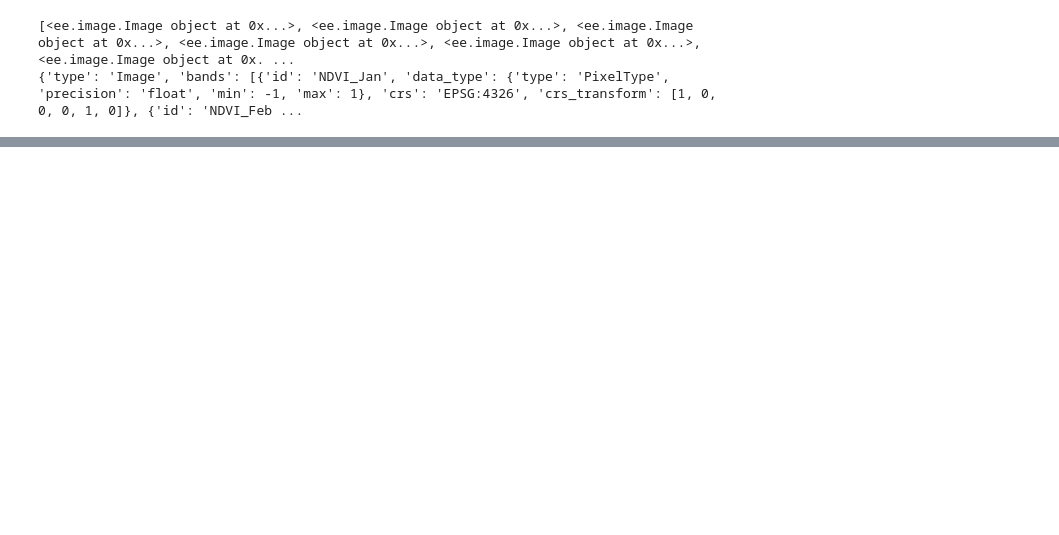
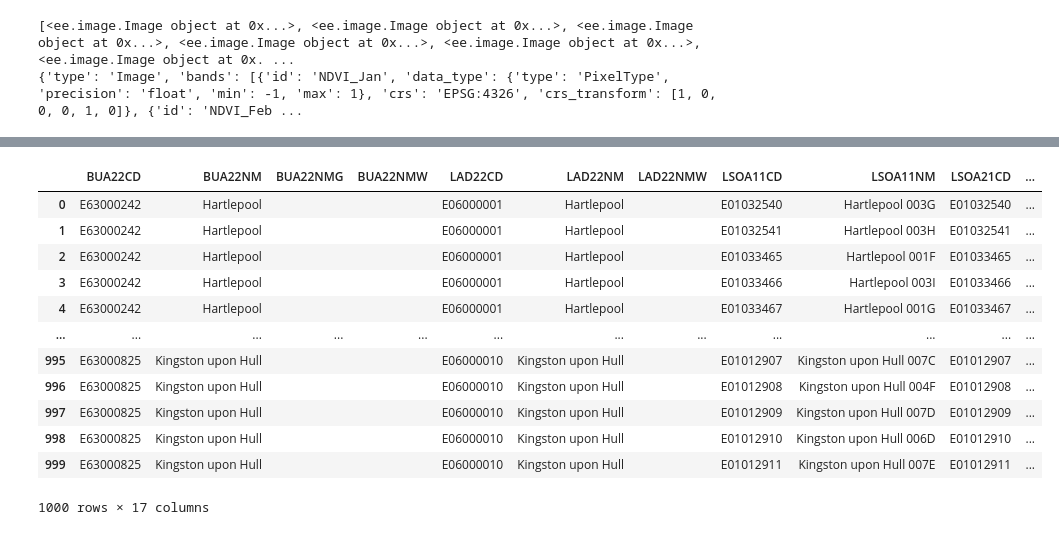
Before and after one commit to sdgresearch/3-30-300-analysis, a Jupyter notebook: notebooks/ndvi_processing.ipynb, the cells around one changed output, grey strips where cells are left out. Saved outputs shown, nothing was run; the diff lists cells and outputs as text; code cells hidden in the pictures; blank space fills up the shorter version.

Commit message:
Correct ndvi processing

```diff
--- a/notebooks/ndvi_processing.ipynb
+++ b/notebooks/ndvi_processing.ipynb
@@ -107,0 +119,59 @@ EEException: Request payload size exceeds the limit: 10485760 bytes.
+# %%
+# Function to calculate mean NDVI for each feature
+def calculate_mean_ndvi(band, geometries):
+    mean_dict = combined_ndvi.select(band).reduceRegions(
+        collection=geometries,
+        reducer=ee.Reducer.mean(), scale=10, tileScale=1
+    )
+    return mean_dict
+
+# List to store results
+all_mean_ndvi_results = []
+metadata = []
+
+# Iterate over each band
+bands = combined_ndvi.bandNames().getInfo()
+for band in bands:
+    # Iterate over every 1000 geometries
+    for i in range(0, imd_lsoa_bua_boundaries_ee.size().getInfo(), 1000):
+        limited_geometries = imd_lsoa_bua_boundaries_ee.toList(1000, i)
+        limited_geometries_fc = ee.FeatureCollection(limited_geometries)
+        mean_ndvi_features = calculate_mean_ndvi(band, limited_geometries_fc)
+        mean_ndvi_dict = mean_ndvi_features.getInfo()
+        all_mean_ndvi_results.append(mean_ndvi_dict)
+        temp_metadata = {
+            'band': band,
+            'start': i,
+            'end': i + 1000
+        }
+        metadata.append(temp_metadata)
+
+# Print the results
+all_mean_ndvi_results
+# %%
+import geopandas as gpd
+from shapely.geometry import shape
+
+# Convert mean_ndvi_dict to a GeoDataFrame
+features = mean_ndvi_dict['features']
+geometry = [shape(feature['geometry']) for feature in features]
+properties = [feature['properties'] for feature in features]
+
+mean_ndvi_gdf = gpd.GeoDataFrame(properties, geometry=geometry)
+
+# Print the GeoDataFrame
+mean_ndvi_gdf
+# %% [output]
+|  | BUA22CD | BUA22NM | BUA22NMG | BUA22NMW | LAD22CD | LAD22NM | LAD22NMW | LSOA11CD | LSOA11NM | LSOA21CD | ... |
+| 0 | E63000242 | Hartlepool |  |  | E06000001 | Hartlepool |  | E01032540 | Hartlepool 003G | E01032540 | ... |
+| 1 | E63000242 | Hartlepool |  |  | E06000001 | Hartlepool |  | E01032541 | Hartlepool 003H | E01032541 | ... |
+| 2 | E63000242 | Hartlepool |  |  | E06000001 | Hartlepool |  | E01033465 | Hartlepool 001F | E01033465 | ... |
+| 3 | E63000242 | Hartlepool |  |  | E06000001 | Hartlepool |  | E01033466 | Hartlepool 003I | E01033466 | ... |
+| 4 | E63000242 | Hartlepool |  |  | E06000001 | Hartlepool |  | E01033467 | Hartlepool 001G | E01033467 | ... |
+| ... | ... | ... | ... | ... | ... | ... | ... | ... | ... | ... | ... |
+| 995 | E63000825 | Kingston upon Hull |  |  | E06000010 | Kingston upon Hull |  | E01012907 | Kingston upon Hull 007C | E01012907 | ... |
+| 996 | E63000825 | Kingston upon Hull |  |  | E06000010 | Kingston upon Hull |  | E01012908 | Kingston upon Hull 004F | E01012908 | ... |
+| 997 | E63000825 | Kingston upon Hull |  |  | E06000010 | Kingston upon Hull |  | E01012909 | Kingston upon Hull 007D | E01012909 | ... |
+| 998 | E63000825 | Kingston upon Hull |  |  | E06000010 | Kingston upon Hull |  | E01012910 | Kingston upon Hull 006D | E01012910 | ... |
+| 999 | E63000825 | Kingston upon Hull |  |  | E06000010 | Kingston upon Hull |  | E01012911 | Kingston upon Hull 007E | E01012911 | ... |
+1000 rows × 17 columns
```
Also changed, not shown: parts of 5 cells of this notebook, 1 other file.
